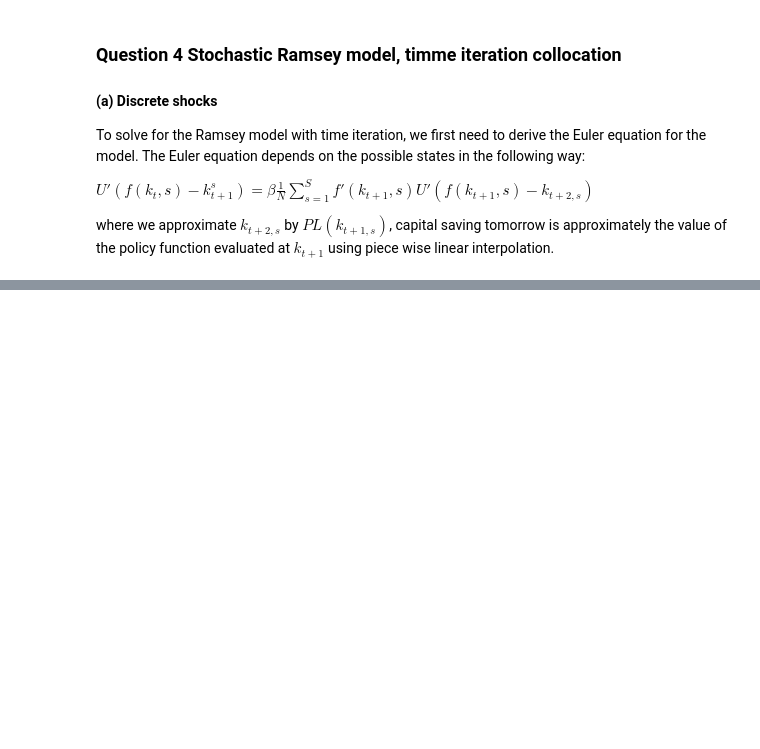
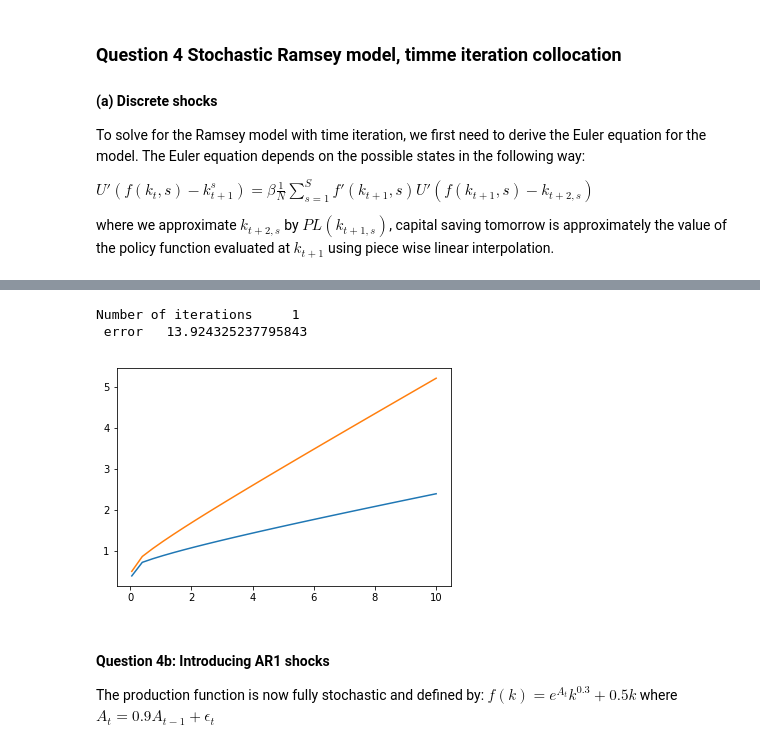
Before and after one commit to tpellet/BootCamp2019, a Jupyter notebook: ProblemSets/Econ/PS 1 Dynamic Programming.ipynb, the cells around one changed output, grey strips where cells are left out. Cells and saved outputs as stored; diff of their text form; code cells hidden in the pictures; blank space fills up the shorter version.

```diff
--- a/ProblemSets/Econ/PS 1 Dynamic Programming.ipynb
+++ b/ProblemSets/Econ/PS 1 Dynamic Programming.ipynb
@@ -265,0 +308,48 @@ Number of iterations     1
+# %%
+# With polynomials
+
+from matplotlib import pyplot as plt
+from scipy import interpolate
+
+β = 0.9
+π = 0.5
+grid_size = 30
+maxiter = 1e6
+tol = 1e-6
+
+K = np.linspace(0.05,10,grid_size)
+
+# Interpolation function
+def interpol(x,K,Kprimeold):
+    s = np.poly1d(np.polyfit(K, Kprimeold, 29))
+    return s(x)
+
+
+# Optimization loop
+Kprimeold = np.ones(2*len(K))
+
+iter = 0
+while True:
+    iter += 1
+    parameters = prod,Dprod,Dutil,β,Kprimeold,K,π
+    solve = optimize.root(euler,Kprimeold, method='hybr',args=(parameters))
+    Kprime = solve.x
+#     print(Kprime)
+    ϵ=np.linalg.norm(Kprime - Kprimeold)
+    if ϵ < tol:
+        break
+    Kprimeold = Kprime
+    print("Number of iterations","\t",iter,"\n","error","\t",ϵ)
+
+plt.plot(K,Kprime[:grid_size])
+plt.plot(K,Kprime[grid_size:])
+plt.show()
+# %% [output]
+Number of iterations     1
+ error   13.924325237795843
+[figure, added]
+# %% [markdown]
+#### Question 4b: Introducing AR1 shocks
+
+The production function is now fully stochastic and defined by:
+$f(k) = e^{A_t}k^{0.3} + 0.5k$ where $A_t = 0.9 A_{t-1} + \epsilon_t$
```
Also changed, not shown: parts of 7 cells of this notebook, 1 other file.
